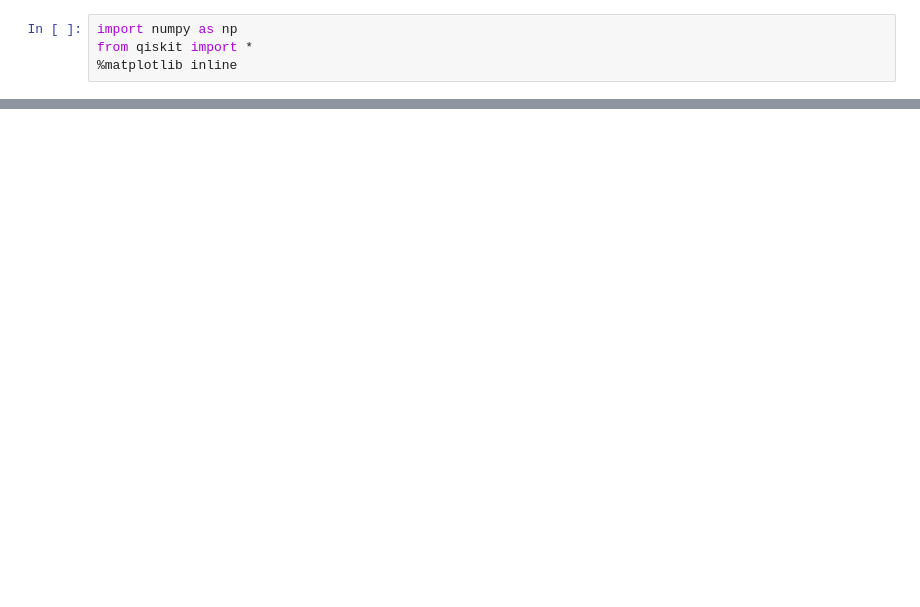
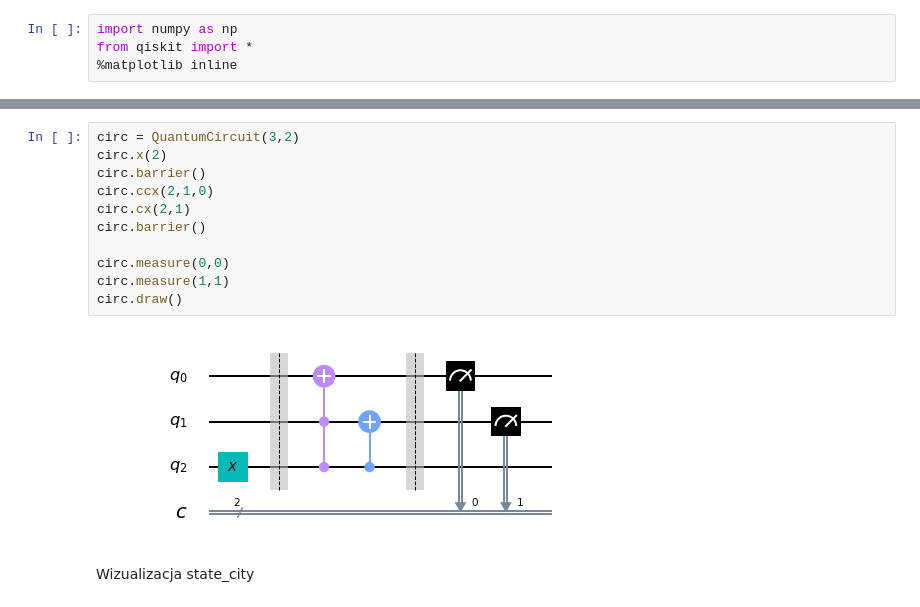
Before and after one commit to mijapa/mathematical-methods-of-quantum-computer-science, a Jupyter notebook: lab5/lab5_0_1.ipynb, the cells around one changed output, grey strips where cells are left out. Saved outputs shown, nothing was run; the diff lists cells and outputs as text; blank space fills up the shorter version.

```diff
--- a/lab5/lab5_0_1.ipynb
+++ b/lab5/lab5_0_1.ipynb
@@ -4,0 +11,15 @@ from qiskit import *
+# %%
+circ = QuantumCircuit(3,2)
+circ.x(2)
+circ.barrier()
+circ.ccx(2,1,0)
+circ.cx(2,1)
+circ.barrier()
+
+circ.measure(0,0)
+circ.measure(1,1)
+circ.draw()
+# %% [output]
+[figure, added]
+# %% [markdown]
+Wizualizacja state_city
```
Also changed, not shown: parts of 17 cells of this notebook, 3 other files.
